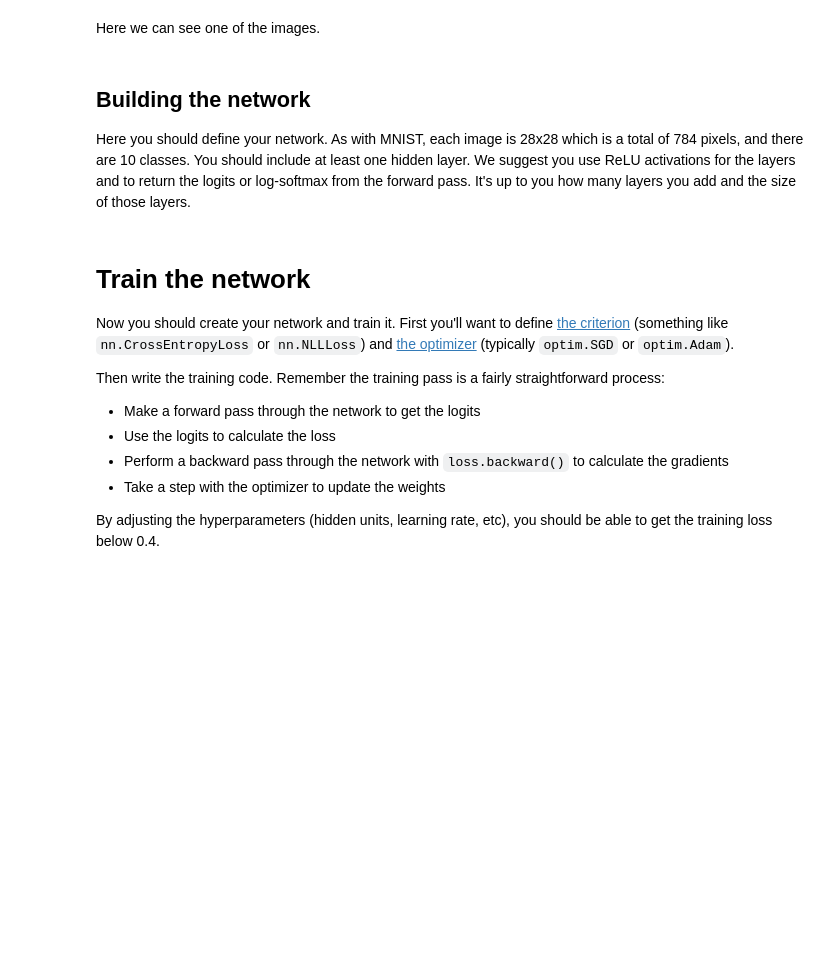
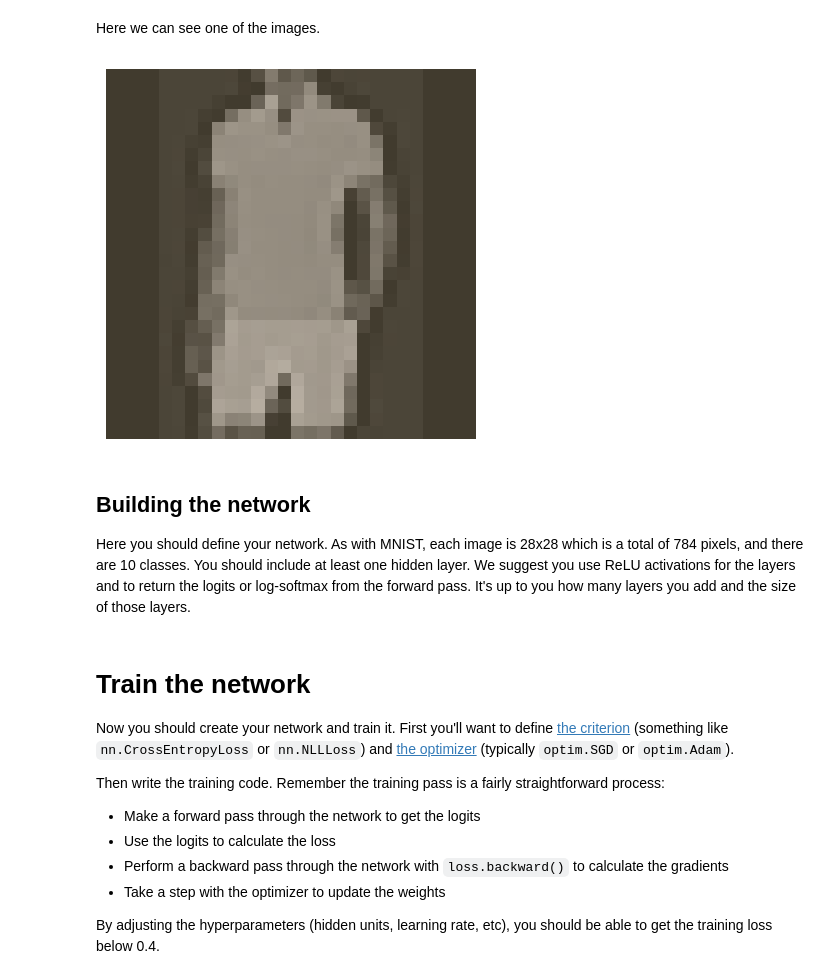
Before and after one commit to kinant/ud-ai-python-nd, a Jupyter notebook: Course 05 - Neural Networks/AI Programming with PyTorch/Part 4 - Fashion-MNIST (Solution).ipynb, the cells around one changed output. Cells and saved outputs as stored; diff of their text form; code cells hidden in the pictures; blank space fills up the shorter version.

```diff
--- a/Course 05 - Neural Networks/AI Programming with PyTorch/Part 4 - Fashion-MNIST (Solution).ipynb
+++ b/Course 05 - Neural Networks/AI Programming with PyTorch/Part 4 - Fashion-MNIST (Solution).ipynb
@@ -26,8 +26,13 @@ testloader = torch.utils.data.DataLoader(testset, batch_size=64, shuffle=True)
 # %% [markdown]
 Here we can see one of the images.
 # %%
+import os
+os.environ["KMP_DUPLICATE_LIB_OK"]="TRUE"
+
 image, label = next(iter(trainloader))
 helper.imshow(image[0,:]);
+# %% [output]
+[figure, added]
 # %% [markdown]
 ## Building the network
 
```
Also changed, not shown: parts of 1 cell of this notebook, 1 other file.
